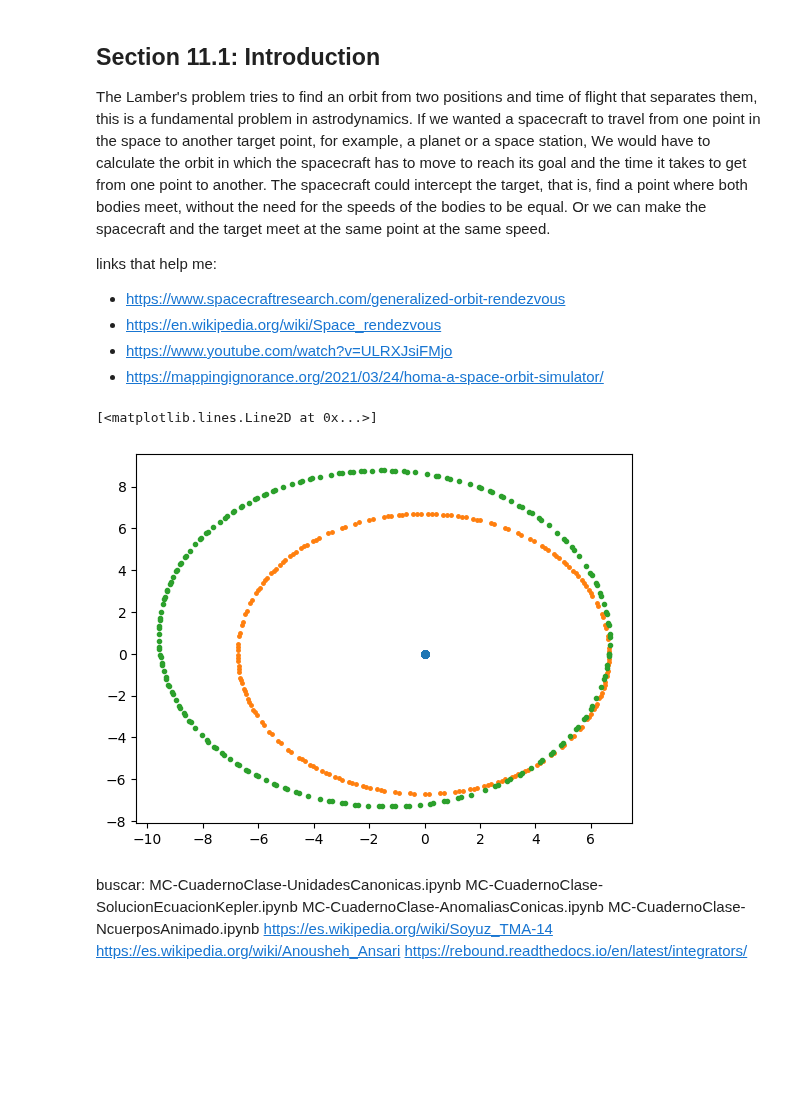
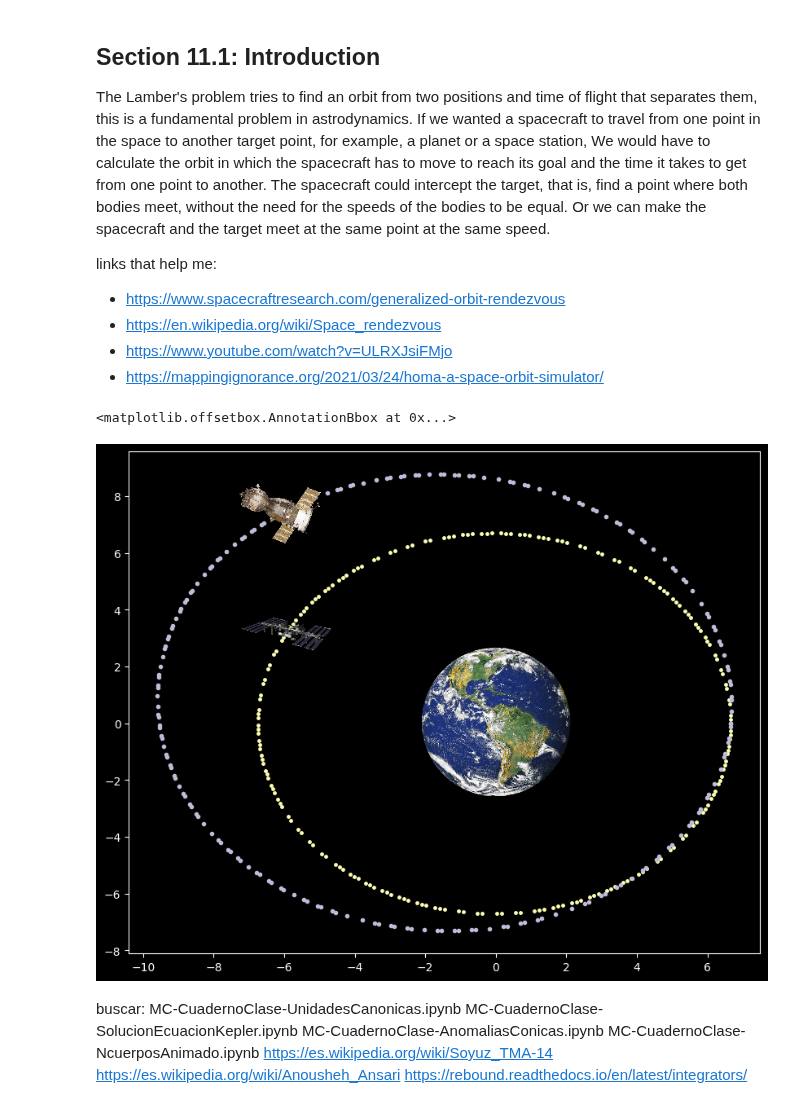
Before and after one commit to seap-udea/murray-dermott-action, a Jupyter notebook: LambertProblem/Chapter10-LambertProblem.ipynb, the cells around one changed output. Saved outputs shown, nothing was run; the diff lists cells and outputs as text; code cells hidden in the pictures; blank space fills up the shorter version.

Commit message:
ISS and Soyuz animation with images

```diff
--- a/LambertProblem/Chapter10-LambertProblem.ipynb
+++ b/LambertProblem/Chapter10-LambertProblem.ipynb
@@ -57,13 +59,32 @@ for i, step in enumerate(steps):
     r_earth[i+1] = sim.particles[0].xyz
     r_iss[i+1] = sim.particles[1].xyz
     r_soyuz[i+1] = sim.particles[2].xyz
-# %%
-plt.plot(r_earth[:,0], r_earth[:,1], '.', markersize=10)
-plt.plot(r_iss[:,0], r_iss[:,1], '.', markersize=5)
-plt.plot(r_soyuz[:,0], r_soyuz[:,1], '.')
-# %% [output]
-[<matplotlib.lines.Line2D at 0x...>]
-[figure, removed]
+# %%
+plt.style.use('dark_background')
+
+fig,ax=plt.subplots(figsize=(10,8))
+
+earth = im.imread('earth.png')
+Iss = im.imread('ISS.png')
+Spyuz = im.imread('Soyuz.png')
+
+imagebox1 = OffsetImage(earth, zoom = 0.3)
+imagebox2 = OffsetImage(Iss, zoom = 0.2)
+imagebox3 = OffsetImage(Spyuz, zoom = 0.03)
+
+ab1 = AnnotationBbox(imagebox1, (r_earth[:,0][0], r_earth[:,1][0]), frameon = False)
+ab2 = AnnotationBbox(imagebox2, (r_iss[:,0][5],r_iss[:,1][5]), frameon = False)
+ab3 = AnnotationBbox(imagebox3, (r_soyuz[:,0][7], r_soyuz[:,1][7]), frameon = False)
+
+ax.plot(r_earth[:,0], r_earth[:,1], '.', markersize=10)
+ax.plot(r_iss[:,0], r_iss[:,1], '.', markersize=5)
+ax.plot(r_soyuz[:,0], r_soyuz[:,1], '.')
+ax.add_artist(ab1)
+ax.add_artist(ab2)
+ax.add_artist(ab3)
+# %% [output]
+<matplotlib.offsetbox.AnnotationBbox at 0x...>
+[figure, added]
 # %%
 #animacion
 fig,ax=plt.subplots()
```
Also changed, not shown: parts of 1 cell of this notebook, 3 other files.
